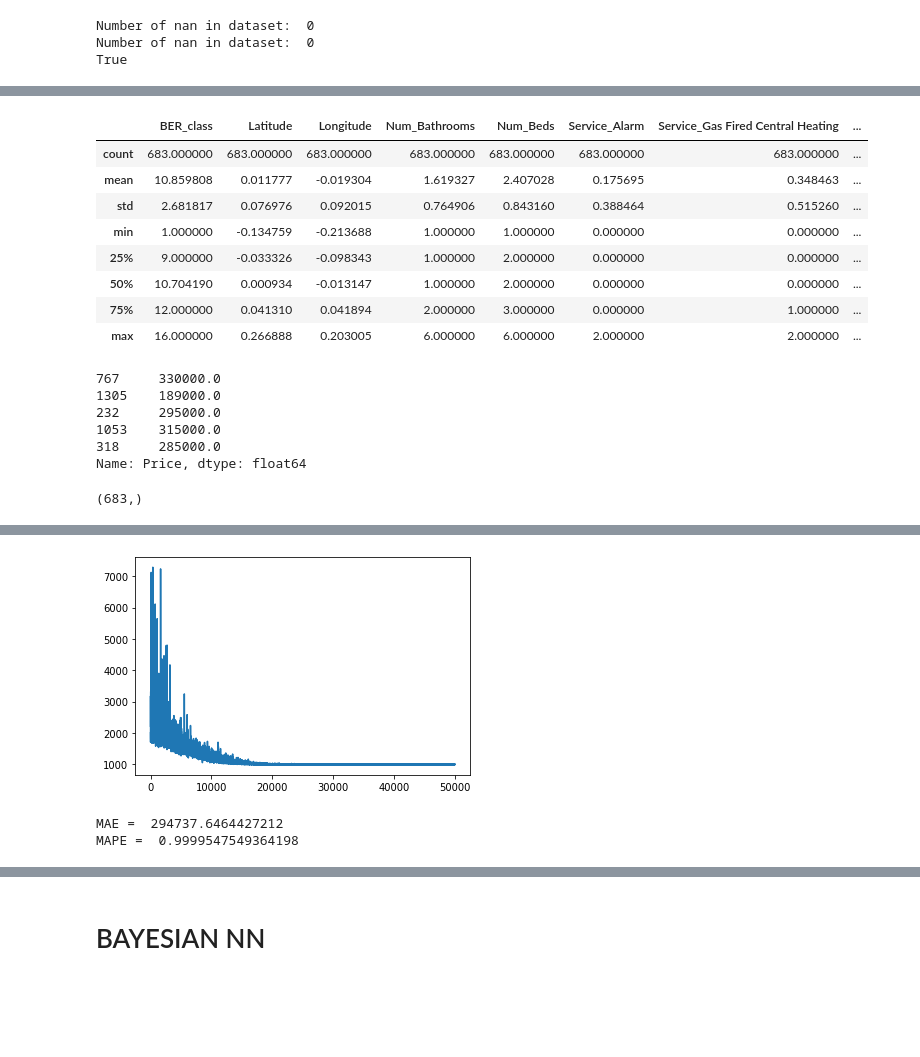
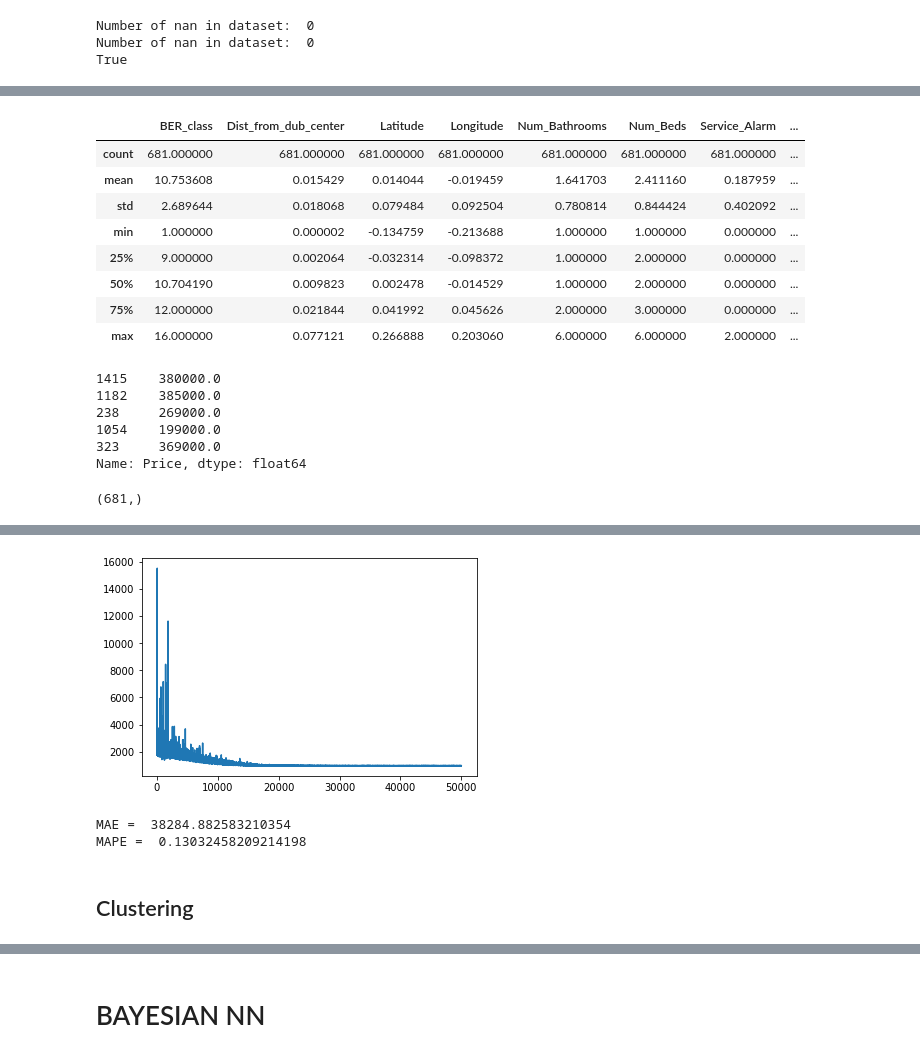
Before and after one commit to tomkeane07/AI-Projects-UL, a Jupyter notebook: semester3/MachineLearningApplications/E3/E3.ipynb, the cells around one changed output, grey strips where cells are left out. Saved outputs shown, nothing was run; the diff lists cells and outputs as text; code cells hidden in the pictures; blank space fills up the shorter version.

```diff
--- a/semester3/MachineLearningApplications/E3/E3.ipynb
+++ b/semester3/MachineLearningApplications/E3/E3.ipynb
@@ -259,6 +257,8 @@ df0.drop_duplicates(subset=['BER_class'])['BER_class']
 800                     A1
 Name: BER_class, dtype: object
 # %%
+dropcols = ['Index', 'ID']
+
 def drop_cols(df, dropcols):
   print("dropping", end=" ")
   for col in dropcols:
@@ -305,7 +305,23 @@ BER_class_mapper = {
     "G": 16
 }
 
-def onehotencode(df, col, drop_first=True):
+
+# func that returns a dummified DataFrame of significant dummies in a given column
+# https://stackoverflow.com/questions/18016495/get-subset-of-most-frequent-dummy-variables-in-pandas
+def otherise_rares(dummy_col, threshold=0.01):
+    # removes the bind
+    dummy_col = dummy_col.copy()
+    # what is the ratio of a dummy in whole column
+    count = pd.value_counts(dummy_col) / len(dummy_col)
+    # cond whether the ratios is higher than the threshold
+    mask = dummy_col.isin(count[count > threshold].index)
+    # replace the ones which ratio is lower than the threshold by a special name
+    dummy_col[~mask] = "others"
+    return dummy_col
+
+def onehotencode(df, col, drop_first=True, otherise_rares_=False):
+  if otherise_rares_:
+    df[col] = otherise_rares(df[col])
   print("one hot encoding " + col)
   return pd.get_dummies(df, columns=[col],
                         dummy_na=True,
@@ -321,7 +337,7 @@ def remove_locations_outside_Ire(df):
 def frame_coordinates_to_dublin_center(df, ):
   print("centering coordinates around dublin city center")
   dublat, dublong = 53.350140, -6.266155
-  df['dist_from_dub_center'] = (df.Longitude - dublong)**2 +(df.Latitude - dublat)**2
+  df['Dist_from_dub_center'] = (df.Longitude - dublong)**2 +(df.Latitude - dublat)**2
   df['Latitude'] = df.Latitude - dublat
   df['Longitude'] = df.Longitude - dublong
   return df
@@ -340,15 +356,15 @@ def treat_data(df, dropcols = [], display_=True):
   df = sort_Services(df, 'Services')
   df['BER_class'] = df['BER_class'].replace(BER_class_mapper)
   df['BER_class'].fillna(df['BER_class'].mean(), inplace=True)
-  for col in ['Type', 'Location']:
-    df = onehotencode(df, col, False)
+  df = onehotencode(df, 'Location', False, True)
+  df = onehotencode(df, 'Type', False)
   df.fillna(0,inplace=True)
   # a couple of extra columns added based on local features.
   df = remove_locations_outside_Ire(df)
   df = frame_coordinates_to_dublin_center(df)
   df = sort_columns(df)
   try:
-    df = df[(df.price > 0)]
+    df = df[(df.Price > 0)]
   except:
       pass
   if display_:
@@ -695,20 +717,20 @@ display(hide_one_hot_encoded_cols(pwr_df).tail())
 display(X_train.describe())
 display(y_train.head())
 # %% [output]
-|  | BER_class | Latitude | Longitude | Num_Bathrooms | Num_Beds | Service_Alarm | Service_Gas Fired Central Heating | ... |
-| count | 683.000000 | 683.000000 | 683.000000 | 683.000000 | 683.000000 | 683.000000 | 683.000000 | ... |
-| mean | 10.859808 | 0.011777 | -0.019304 | 1.619327 | 2.407028 | 0.175695 | 0.348463 | ... |
-| std | 2.681817 | 0.076976 | 0.092015 | 0.764906 | 0.843160 | 0.388464 | 0.515260 | ... |
-| min | 1.000000 | -0.134759 | -0.213688 | 1.000000 | 1.000000 | 0.000000 | 0.000000 | ... |
-| 25% | 9.000000 | -0.033326 | -0.098343 | 1.000000 | 2.000000 | 0.000000 | 0.000000 | ... |
-| 50% | 10.704190 | 0.000934 | -0.013147 | 1.000000 | 2.000000 | 0.000000 | 0.000000 | ... |
-| 75% | 12.000000 | 0.041310 | 0.041894 | 2.000000 | 3.000000 | 0.000000 | 1.000000 | ... |
-| max | 16.000000 | 0.266888 | 0.203005 | 6.000000 | 6.000000 | 2.000000 | 2.000000 | ... |
+|  | BER_class | Dist_from_dub_center | Latitude | Longitude | Num_Bathrooms | Num_Beds | Service_Alarm | ... |
+| count | 681.000000 | 681.000000 | 681.000000 | 681.000000 | 681.000000 | 681.000000 | 681.000000 | ... |
+| mean | 10.753608 | 0.015429 | 0.014044 | -0.019459 | 1.641703 | 2.411160 | 0.187959 | ... |
+| std | 2.689644 | 0.018068 | 0.079484 | 0.092504 | 0.780814 | 0.844424 | 0.402092 | ... |
+| min | 1.000000 | 0.000002 | -0.134759 | -0.213688 | 1.000000 | 1.000000 | 0.000000 | ... |
+| 25% | 9.000000 | 0.002064 | -0.032314 | -0.098372 | 1.000000 | 2.000000 | 0.000000 | ... |
+| 50% | 10.704190 | 0.009823 | 0.002478 | -0.014529 | 1.000000 | 2.000000 | 0.000000 | ... |
+| 75% | 12.000000 | 0.021844 | 0.041992 | 0.045626 | 2.000000 | 3.000000 | 0.000000 | ... |
+| max | 16.000000 | 0.077121 | 0.266888 | 0.203060 | 6.000000 | 6.000000 | 2.000000 | ... |
-767     330000.0
-1305    189000.0
-232     295000.0
-1053    315000.0
-318     285000.0
+1415    380000.0
+1182    385000.0
+238     269000.0
+1054    199000.0
+323     369000.0
 Name: Price, dtype: float64
 # %%
 
@@ -740,7 +762,7 @@ Xss_test = np.hstack([Xs_test,Xs_test[:,[2]]**2])
 Xn_test = xscaler.transform(Xss_test)
 
 ylog = np.log(ys_train.astype('float'))
-ylog = np.log(ylog)
+# ylog = np.nan_to_num(ylog, copy=True)
 
 yscaler = StandardScaler().fit(ylog)
 yn_train = yscaler.transform(ylog)
@@ -770,4 +792,4 @@ with model:
 # check the convergence
 plt.plot(approximation.hist);
 # %% [output]
-(683,)
+(681,)
@@ -776,4 +799,4 @@ Finished [100%]: Average Loss = 994.38
-[figure, old version]
+[figure, new version]
 # %%
 # samples from the posterior
 posterior = approximation.sample(5000)
@@ -784,5 +807,7 @@ y_pred_BLR = np.exp(yscaler.inverse_transform(ll.reshape(-1,1)))[:,0]
 print("MAE = ",(np.mean(abs(y_pred_BLR - y_test.values))))
 print("MAPE = ",(np.mean(abs(y_pred_BLR - y_test.values) / y_test.values)))
 # %% [output]
-MAE =  294737.6464427212
-MAPE =  0.9999547549364198
+MAE =  38284.882583210354
+MAPE =  0.13032458209214198
+# %% [markdown]
+## Clustering
```
Also changed, not shown: parts of 35 cells of this notebook.
